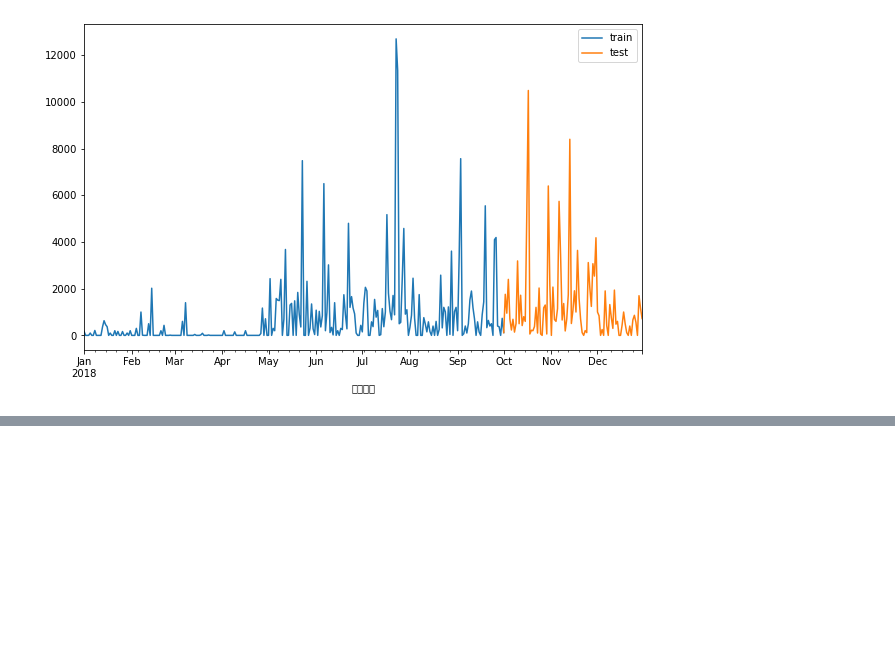
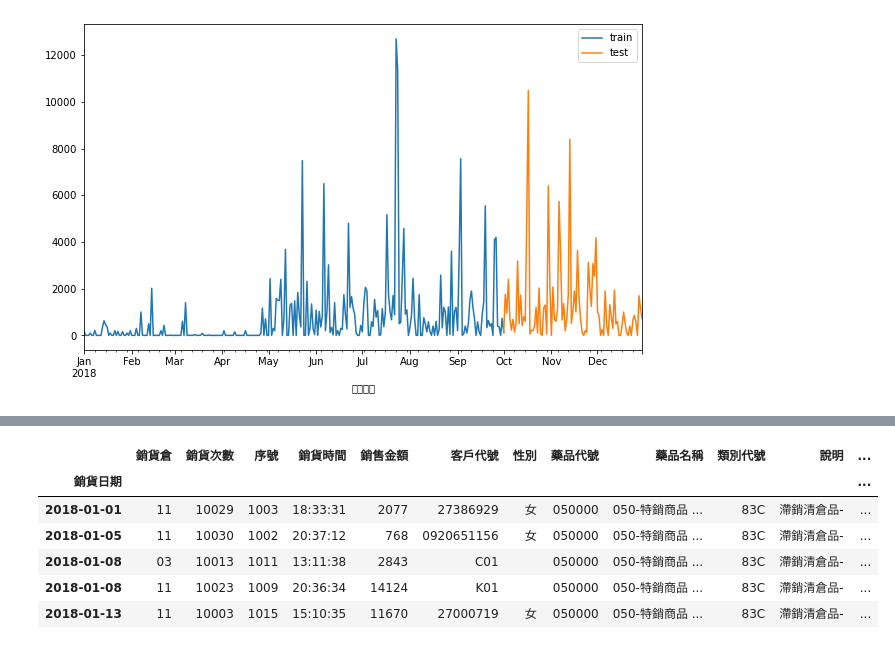
Before and after one commit to Jeremy35689/Visual-Analysis-midterm-project, a Jupyter notebook: VA Midterm Project.ipynb, the cells around one changed output, grey strips where cells are left out. Drawn from its saved outputs; the diff is of its cells as text; code cells hidden in the pictures; blank space fills up the shorter version.

```diff
--- a/VA Midterm Project.ipynb
+++ b/VA Midterm Project.ipynb
@@ -335,0 +322,22 @@ test = np.array(test)
+# %%
+solution = df
+
+for i in solution.index:
+    if solution.loc[i, '銷售量']<0:
+        solution.loc[i, '銷售量'] = abs(solution.loc[i, '銷售量'])
+
+solution['銷貨日期'] = pd.to_datetime(solution['銷貨日期'])
+solution = solution.set_index('銷貨日期')
+solution = solution.groupby('藥品代號')
+
+drug = solution.get_group('050000       \x1c')
+
+drug.head()
+# %% [output]
+|  | 銷貨倉 | 銷貨次數 | 序號 | 銷貨時間 | 銷售金額 | 客戶代號 | 性別 | 藥品代號 | 藥品名稱 | 類別代號 | 說明 | ... |
+| 銷貨日期 |  |  |  |  |  |  |  |  |  |  |  | ... |
+| 2018-01-01 | 11 | 10029 | 1003 | 18:33:31 | 2077 | 27386929 | 女 | 050000 | 050-特銷商品 ... | 83C | 滯銷清倉品- | ... |
+| 2018-01-05 | 11 | 10030 | 1002 | 20:37:12 | 768 | 0920651156 | 女 | 050000 | 050-特銷商品 ... | 83C | 滯銷清倉品- | ... |
+| 2018-01-08 | 03 | 10013 | 1011 | 13:11:38 | 2843 | C01 |  | 050000 | 050-特銷商品 ... | 83C | 滯銷清倉品- | ... |
+| 2018-01-08 | 11 | 10023 | 1009 | 20:36:34 | 14124 | K01 |  | 050000 | 050-特銷商品 ... | 83C | 滯銷清倉品- | ... |
+| 2018-01-13 | 11 | 10003 | 1015 | 15:10:35 | 11670 | 27000719 | 女 | 050000 | 050-特銷商品 ... | 83C | 滯銷清倉品- | ... |
```
Also changed, not shown: parts of 11 cells of this notebook.
